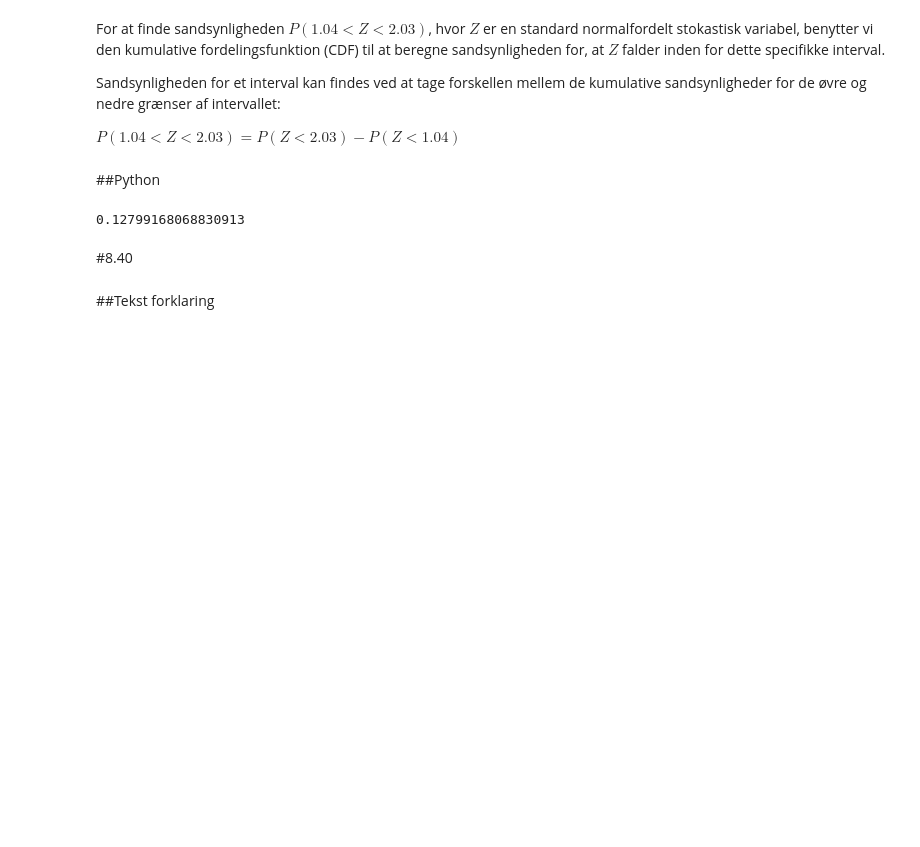
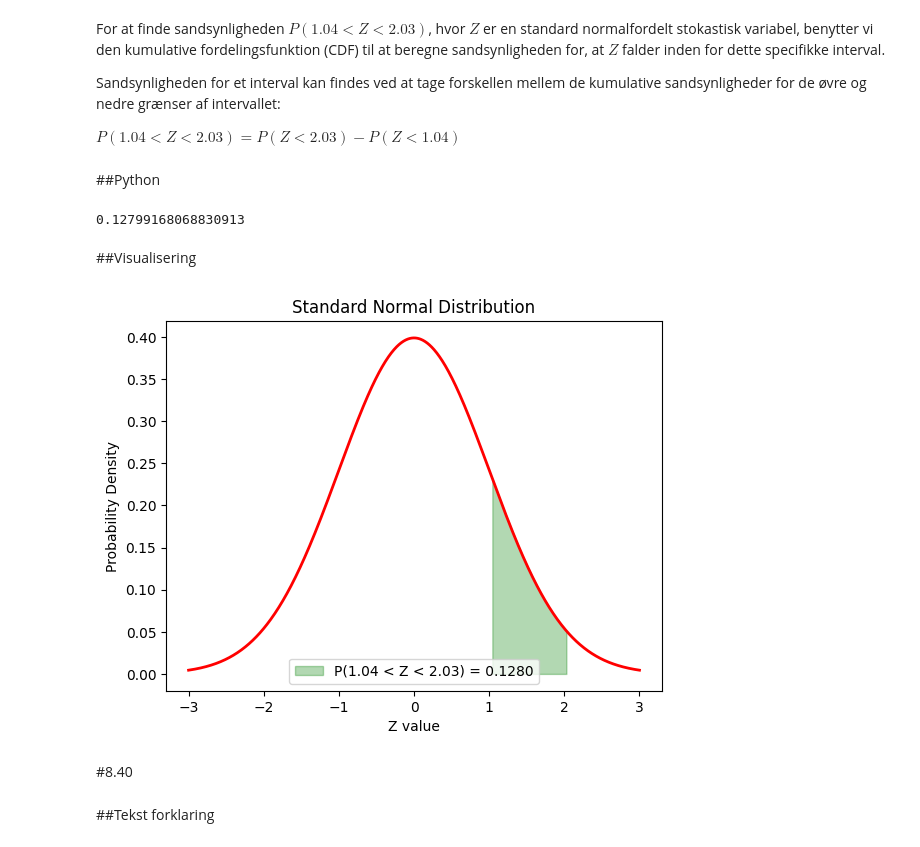
Before and after one commit to CNielsen94/Random_data_repo, a Jupyter notebook: notebooks/Distributioner_Python_løsninger.ipynb, the cells around one changed output. Cells and saved outputs as stored; diff of their text form; code cells hidden in the pictures; blank space fills up the shorter version.

```diff
--- a/notebooks/Distributioner_Python_løsninger.ipynb
+++ b/notebooks/Distributioner_Python_løsninger.ipynb
@@ -166,6 +215,24 @@ P_1_04_lt_Z_lt_2_03 = norm.cdf(2.03) - norm.cdf(1.04)
 P_1_04_lt_Z_lt_2_03
 # %% [output]
 0.12799168068830913
+# %% [markdown]
+##Visualisering
+# %%
+# Visualisering for P(1.04 < Z < 2.03)
+
+# Plot PDF for standard normalfordeling
+plt.plot(x, pdf, 'r-', lw=2)
+
+# Fyld området for P(1.04 < Z < 2.03)
+plt.fill_between(x, pdf, where=(x >= 1.04) & (x <= 2.03), color='green', alpha=0.3, label=f'P(1.04 < Z < 2.03) = {P_1_04_lt_Z_lt_2_03:.4f}')
+
+plt.title('Standard Normal Distribution')
+plt.xlabel('Z value')
+plt.ylabel('Probability Density')
+plt.legend()
+plt.show()
+# %% [output]
+[figure, added]
 # %% [markdown]
 #8.40
 # %% [markdown]
```
Also changed, not shown: parts of 26 cells of this notebook.
